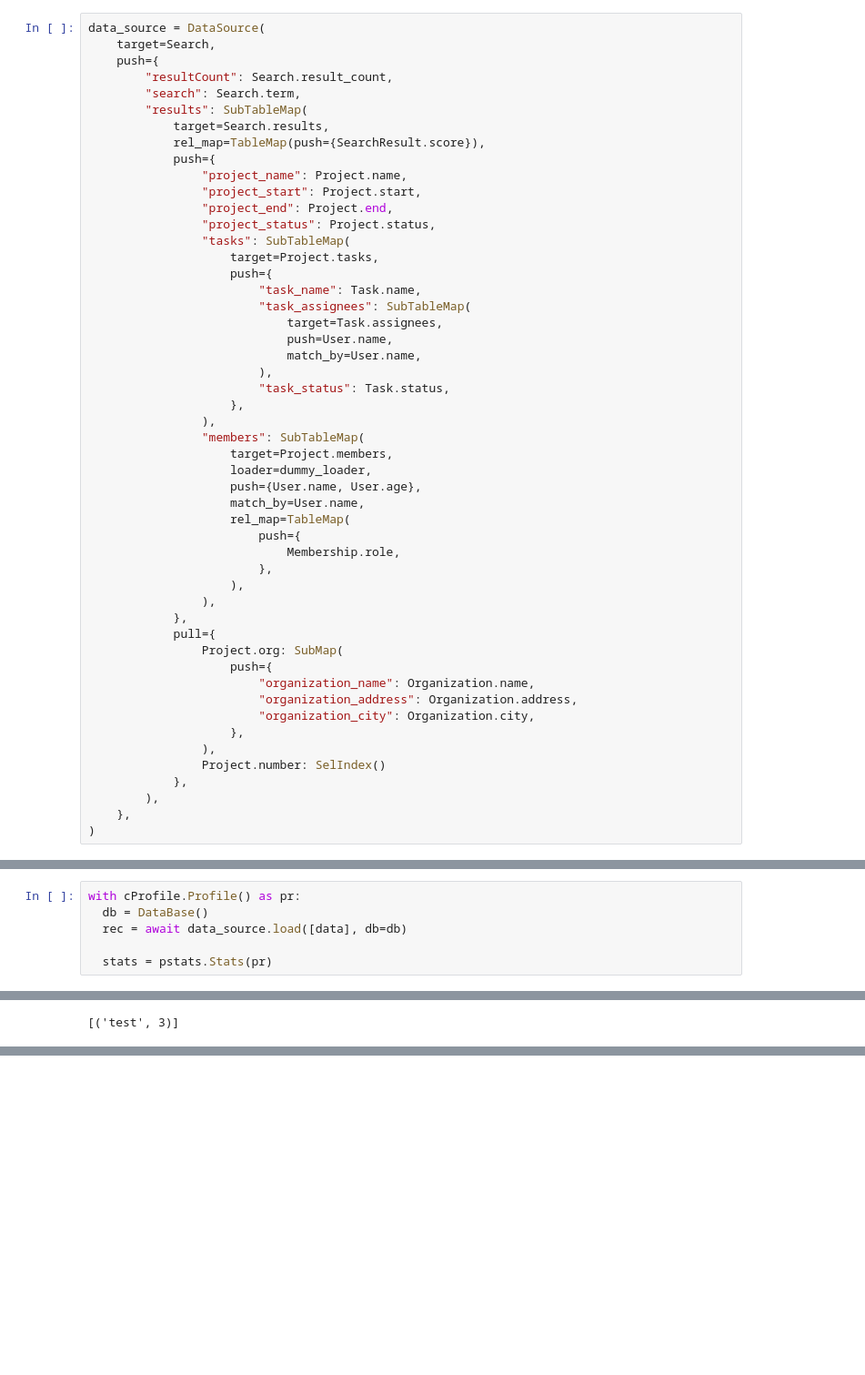
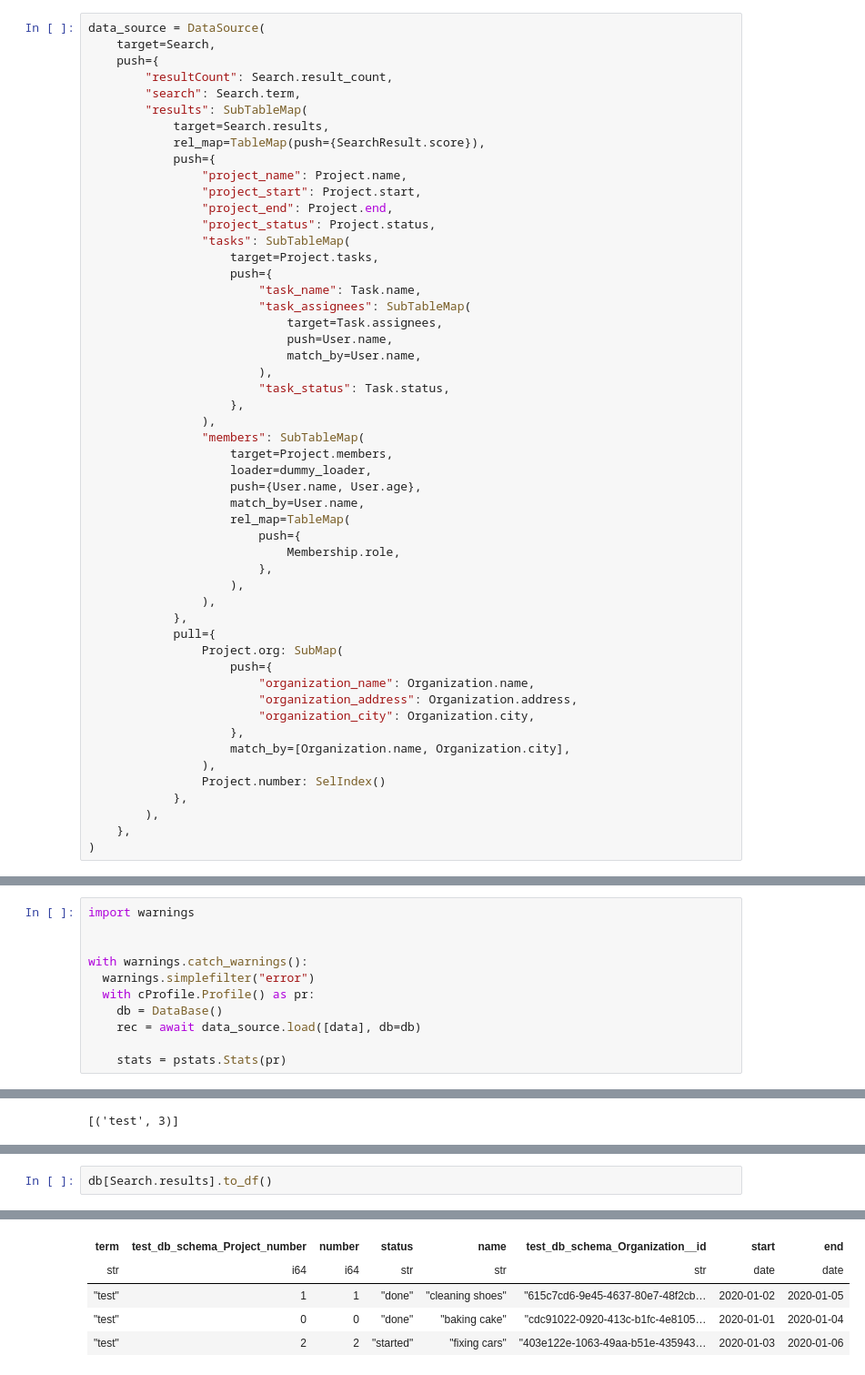
Before and after one commit to cloudlane-one/py-research, a Jupyter notebook: exp/test_db.ipynb, the cells around one changed output, grey strips where cells are left out. Shown at 91% size. Cells and saved outputs as stored; diff of their text form; blank space fills up the shorter version.

Commit message:
✨(db): import finally working

```diff
--- a/exp/test_db.ipynb
+++ b/exp/test_db.ipynb
@@ -79,6 +79,7 @@ data_source = DataSource(
                         "organization_address": Organization.address,
                         "organization_city": Organization.city,
                     },
+                    match_by=[Organization.name, Organization.city],
                 ),
                 Project.number: SelIndex()
             },
@@ -175,8 +176,13 @@ data = {
     ],
 }
 # %%
-with cProfile.Profile() as pr:
-  db = DataBase()
-  rec = await data_source.load([data], db=db)
+import warnings
 
-  stats = pstats.Stats(pr)
+
+with warnings.catch_warnings():
+  warnings.simplefilter("error")
+  with cProfile.Profile() as pr:
+    db = DataBase()
+    rec = await data_source.load([data], db=db)
+
+    stats = pstats.Stats(pr)
@@ -242,0 +231,3 @@ list(db[Search.result_count].items())
+# %%
+db[Search.results].to_df()
+# %% [output]
@@ -242,0 +236,5 @@ list(db[Search.result_count].items())
+| term | test_db_schema_Project_number | number | status | name | test_db_schema_Organization__id | start | end |
+| str | i64 | i64 | str | str | str | date | date |
+| "test" | 1 | 1 | "done" | "cleaning shoes" | "615c7cd6-9e45-4637-80e7-48f2cb… | 2020-01-02 | 2020-01-05 |
+| "test" | 0 | 0 | "done" | "baking cake" | "cdc91022-0920-413c-b1fc-4e8105… | 2020-01-01 | 2020-01-04 |
+| "test" | 2 | 2 | "started" | "fixing cars" | "403e122e-1063-49aa-b51e-435943… | 2020-01-03 | 2020-01-06 |
```
Also changed, not shown: parts of 12 cells of this notebook, 3 other files.
